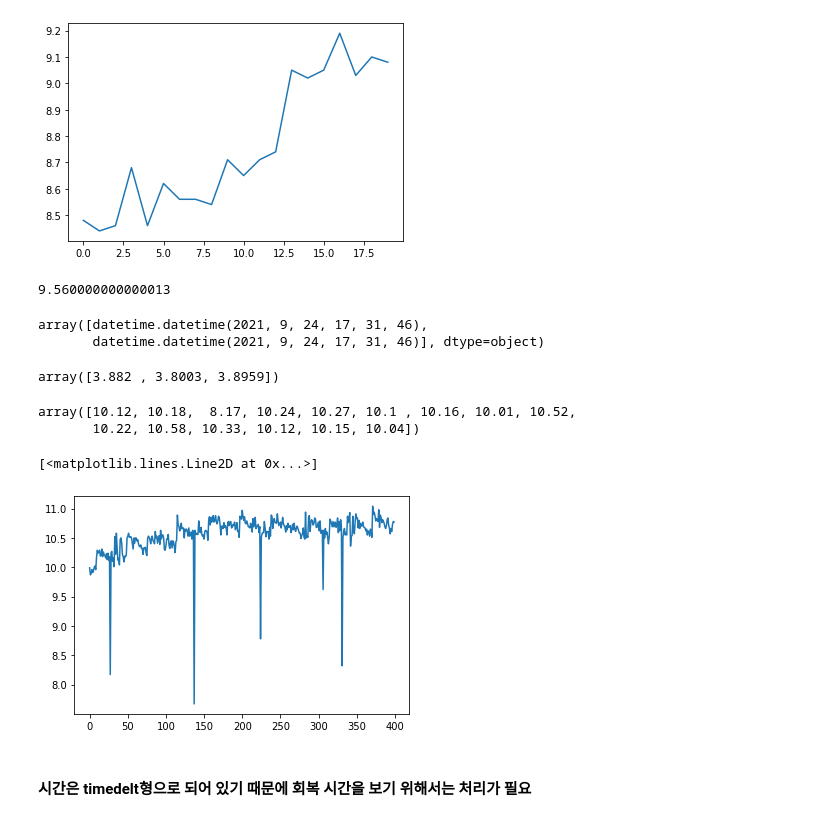
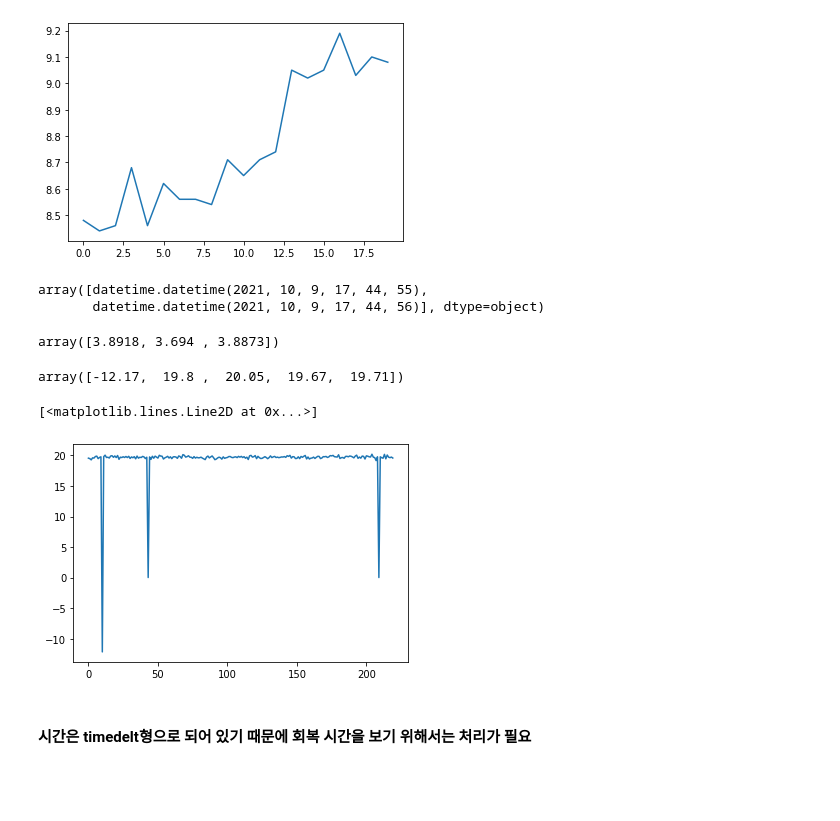
Before and after one commit to minD9it/Battery, a Jupyter notebook: DataAnalysis_v1.0.ipynb, the cells around one changed output. Drawn from its saved outputs; the diff is of its cells as text; code cells hidden in the pictures; blank space fills up the shorter version.

Commit message:
211021 v1.3_ref volt

```diff
--- a/DataAnalysis_v1.0.ipynb
+++ b/DataAnalysis_v1.0.ipynb
@@ -64,2 +75,2 @@ for i in tqdm(date___):
 # %%
-comm_ = np.where(data['Voltage(V)'])
+comm_V_ = np.where(data['Voltage(V)'] < 2.000) #2v가 넘는 곳의 인덱스
@@ -72,5 +77,5 @@ KeyError: 'Voltage()'
 # %%
-#comm_V = np.array(comm_V_).reshape(len(comm_V_[0]))
+comm_V = np.array(comm_V_).reshape(len(comm_V_[0]))
 # %% [markdown]
 #### 전압이 2v이상인 통신 전류 데이터 인덱스
 # %%
@@ -105,2 +110,2 @@ array([      3,     132,     268, ..., 4988164, 4988274, 4988381],
 # %%
-criterion = comm - 1
+t_crit = comm - 1
@@ -116,32 +158,36 @@ criterion = comm - 1
     - np.empty(())를 사용하면 쓰레기 값이 들어가 있음 (어차피 같음)
 # %%
 recovery_time=np.zeros((1,2)) #시간은 통신 전, 회복(crit) 시간
-recovery_rate=np.zeros((1,2)) #통신(최대), crit(0.5 or smaller)
-recovery_volt=np.zeros((1,3)) #통신전, 통신(최소), 회복
+recovery_rate=np.zeros((1,2), dtype=int) #통신(최대), crit(0.5 or smaller)
+recovery_volt=np.zeros((1,3), dtype=int) #통신전, 통신(최소), 회복
 
 crit = 0.50
 
-for _, i in enumerate(tqdm(criterion)): #기준 전압
-    r = np.array([])
-    v = np.array([])
+for _, i in enumerate(tqdm(ref)): #기준 전압
+    r = np.array([]) #max을 구하기 위해서 rate값을 넣을 배열을 생성
+    v = np.array([]) #min을 구하기 위해서 volt값을 넣을 배열을 생성
 
-    for j in range(int(len(data['Voltage(V)']))):
+    for j in range(1, int(len(data['Voltage(V)']))):
 #         print("crit", i, "current", i+j+1)
 #         print("crit", data['Voltage(V)'][i], "current", data['Voltage(V)'][j+i+2])
 
-        rate = (data['Voltage(V)'][i] - data['Voltage(V)'][i+j+1]) * 100 #(기준전압 - 현재전압)*100
-        r = np.append(r, np.array([rate]))
-        v = np.append(v, np.array([data['Voltage(V)'][i+j+1]]))
+        rate = (data['Voltage(V)'][i] - data['Voltage(V)'][i+j]) * 100 #(기준전압 - 현재전압)*100
+        r = np.append(r, np.array([rate])) #배열에 위에서 구한 전압 변화율 추가
+        v = np.append(v, np.array([data['Voltage(V)'][i+j]])) #배열에 현재 전압값 추가
 
 #         print("rate", rate)
 #         print("recovery_rate", recovery_rate)
 
-        if (rate <= crit) and (rate != 0.0): #회복 전압
+        #회복 전압이면 반복을 멈추고 각 배열에 요소 추가
+        # 1. 현재 전압 < 다음 전압 && 2. 현재 전압 변화율 <= 기준 전압 변화율 && 3. 전압 변화율이 0이 아닐 때
+        if (data['Voltage(V)'][i+j] < data['Voltage(V)'][i+j+1]) and (rate <= crit) and (rate != 0.0000):
+            #전압 변화율 추가(최대 전압 변화율(최저 전압), 현재 전압 변화율)
             recovery_rate = np.append(recovery_rate, np.array([np.max(r), rate]).reshape(1,2), axis=0)
+            #전압 회복 시간(기준 전압 시간, 회복 전압 시간)
+            recovery_time = np.append(recovery_time, np.array([parsing_date[i], parsing_date[i+j]]).reshape(1,2), axis=0)
+            #전압(기준 전압, 최저 전압, 회복 전압)
+            recovery_volt = np.append(recovery_volt, np.array([data['Voltage(V)'][i], np.min(v), data['Voltage(V)'][i+j]]).reshape(1,3), axis=0)
 
-            recovery_time = np.append(recovery_time, np.array([parsing_date[i], parsing_date[i+j]]).reshape(1,2), axis=0)
-
-            recovery_volt = np.append(recovery_volt, np.array([data['Voltage(V)'][i], np.min(v), data['Voltage(V)'][i+j+1]]).reshape(1,3), axis=0)
             break
 
 recovery_rate = np.delete(recovery_rate, 0, 0)
@@ -166,29 +218,24 @@ plt.plot(np.max(recovery_rate[:20], axis=1))
 # %% [output]
 [<matplotlib.lines.Line2D at 0x...>]
 [figure]
-# %%
-(3.9000 - 3.8044) *100
-# %% [output]
-9.560000000000013
 # %%
-recovery_time[127]
+recovery_time[26084]
 # %% [output]
-array([datetime.datetime(2021, 9, 24, 17, 31, 46),
-       datetime.datetime(2021, 9, 24, 17, 31, 46)], dtype=object)
+array([datetime.datetime(2021, 10, 9, 17, 44, 55),
+       datetime.datetime(2021, 10, 9, 17, 44, 56)], dtype=object)
 # %%
-recovery_volt[127]
+recovery_volt[26084]
 # %% [output]
-array([3.882 , 3.8003, 3.8959])
+array([3.8918, 3.694 , 3.8873])
 # %%
-np.max(recovery_rate[125:140], axis=1)
+np.max(recovery_rate[26085:26090], axis=1)
 # %% [output]
-array([10.12, 10.18,  8.17, 10.24, 10.27, 10.1 , 10.16, 10.01, 10.52,
-       10.22, 10.58, 10.33, 10.12, 10.15, 10.04])
+array([-12.17,  19.8 ,  20.05,  19.67,  19.71])
 # %%
-plt.plot(np.max(recovery_rate[100:500], axis=1))
+plt.plot(np.max(recovery_rate[26075:26295], axis=1))
 # %% [output]
 [<matplotlib.lines.Line2D at 0x...>]
-[figure, old version]
+[figure, new version]
 # %% [markdown]
 #### 시간은 timedelt형으로 되어 있기 때문에 회복 시간을 보기 위해서는 처리가 필요
 # %%
```
Also changed, not shown: parts of 25 cells of this notebook.
